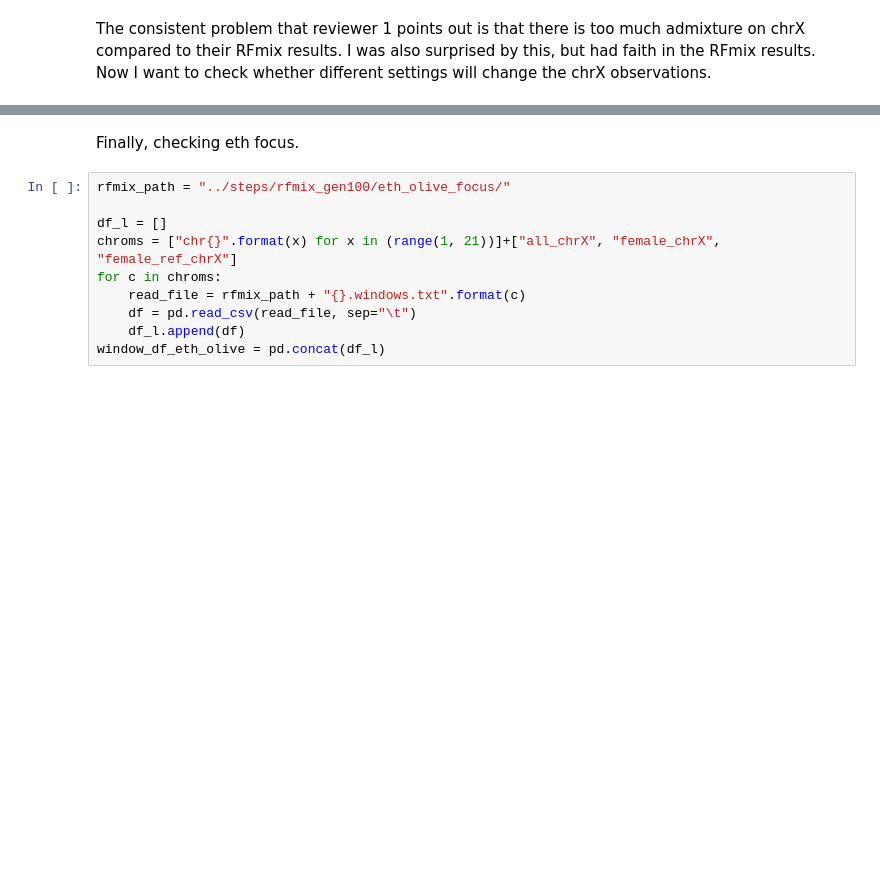
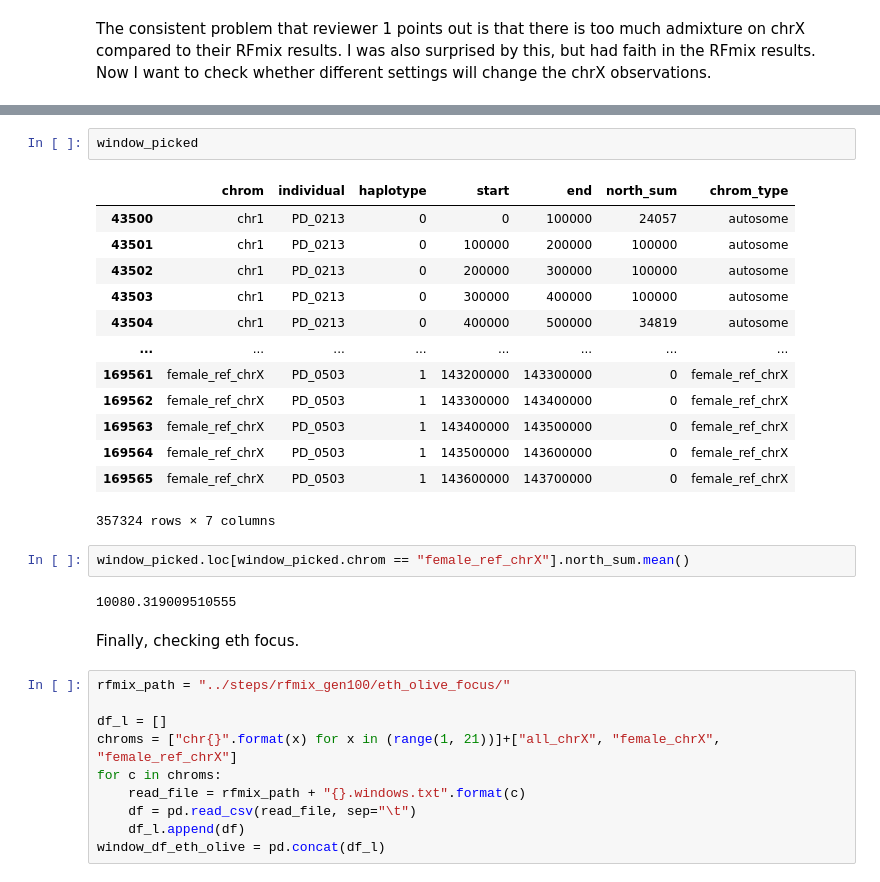
Before and after one commit to erikfogh/admixture_baboons, a Jupyter notebook: review_notebooks/rfmix03_admixture_comparison.ipynb, the cells around one changed output, grey strips where cells are left out. Cells and saved outputs as stored; diff of their text form; blank space fills up the shorter version.

```diff
--- a/review_notebooks/rfmix03_admixture_comparison.ipynb
+++ b/review_notebooks/rfmix03_admixture_comparison.ipynb
@@ -389,3 +476,23 @@ plt.xticks(rotation=10)
+# %%
+window_picked
+# %% [output]
+|  | chrom | individual | haplotype | start | end | north_sum | chrom_type |
+| 43500 | chr1 | PD_0213 | 0 | 0 | 100000 | 24057 | autosome |
+| 43501 | chr1 | PD_0213 | 0 | 100000 | 200000 | 100000 | autosome |
+| 43502 | chr1 | PD_0213 | 0 | 200000 | 300000 | 100000 | autosome |
+| 43503 | chr1 | PD_0213 | 0 | 300000 | 400000 | 100000 | autosome |
+| 43504 | chr1 | PD_0213 | 0 | 400000 | 500000 | 34819 | autosome |
+| ... | ... | ... | ... | ... | ... | ... | ... |
+| 169561 | female_ref_chrX | PD_0503 | 1 | 143200000 | 143300000 | 0 | female_ref_chrX |
+| 169562 | female_ref_chrX | PD_0503 | 1 | 143300000 | 143400000 | 0 | female_ref_chrX |
+| 169563 | female_ref_chrX | PD_0503 | 1 | 143400000 | 143500000 | 0 | female_ref_chrX |
+| 169564 | female_ref_chrX | PD_0503 | 1 | 143500000 | 143600000 | 0 | female_ref_chrX |
+| 169565 | female_ref_chrX | PD_0503 | 1 | 143600000 | 143700000 | 0 | female_ref_chrX |
+357324 rows × 7 columns
+# %%
+window_picked.loc[window_picked.chrom == "female_ref_chrX"].north_sum.mean()
+# %% [output]
+10080.319009510555
 # %% [markdown]
 Finally, checking eth focus.
 # %%
```
Also changed, not shown: parts of 11 cells of this notebook, 6 other files.
